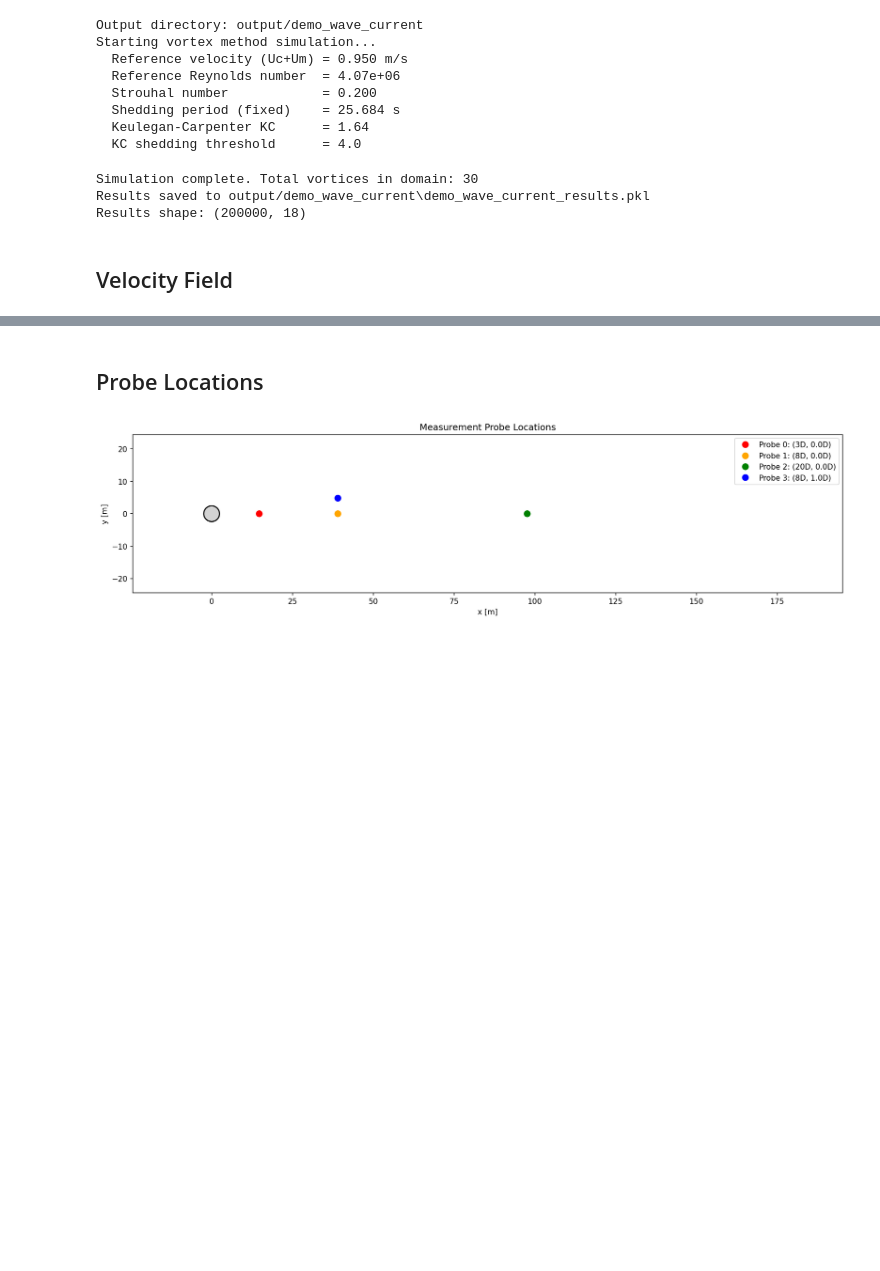
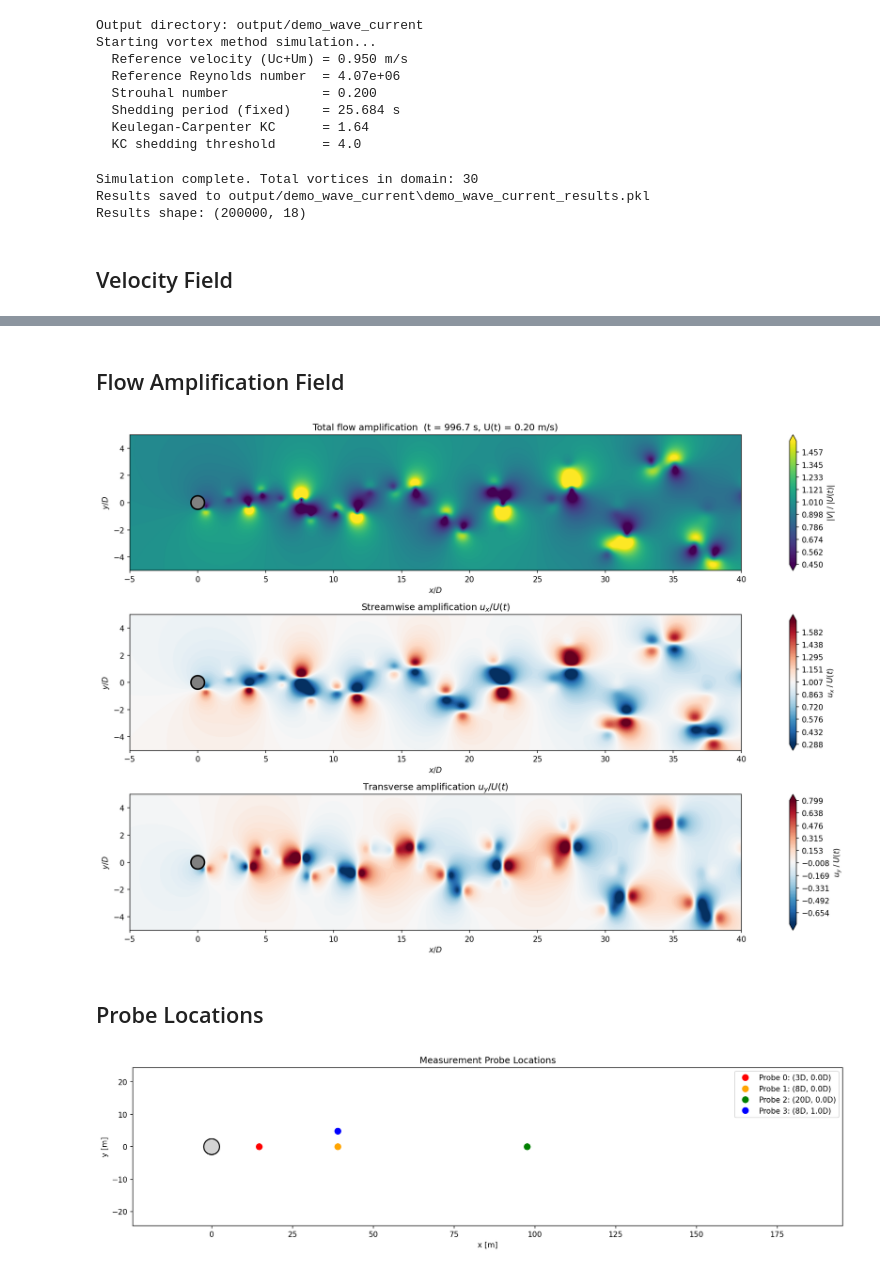
Before and after one commit to cesareprimultini/von-karman, a Jupyter notebook: src/demo_single_pile.ipynb, the cells around one changed output, grey strips where cells are left out. Drawn from its saved outputs; the diff is of its cells as text; code cells hidden in the pictures; blank space fills up the shorter version.

Commit message:
Update: added box to compute flow amp in notebook

```diff
--- a/src/demo_single_pile.ipynb
+++ b/src/demo_single_pile.ipynb
@@ -311,3 +311,62 @@ plt.show()
+# %% [markdown]
+## Flow Amplification Field
+# %%
+# --- Flow amplification: local velocity / freestream velocity ---
+# Amplification = 1.0 means undisturbed freestream; >1 = acceleration; <1 = deceleration
+amp_total = vel_mag / abs(U_snap)
+amp_x = U / U_snap
+amp_y = V / U_snap  # freestream is purely x, so V/U_snap gives the y-amplification
+
+fig, axes = plt.subplots(3, 1, figsize=(18, 10))
+
+# Total amplification |V|/|U(t)|
+ax1 = axes[0]
+amp_min = np.percentile(amp_total, 1)
+amp_max = np.percentile(amp_total, 99)
+cf1 = ax1.contourf(X / D, Y / D, amp_total, levels=np.linspace(amp_min, amp_max, 100),
+                   cmap='viridis', extend='both')
+plt.colorbar(cf1, ax=ax1, label=r'$|V| \; / \; |U(t)|$')
+ax1.add_patch(Circle((0, 0), 0.5, color='gray', fill=True, ec='k', lw=2, zorder=10))
+ax1.set_xlim(X_MIN / D, X_MAX / D)
+ax1.set_ylim(Y_MIN / D, Y_MAX / D)
+ax1.set_title(f'Total flow amplification  (t = {snap_time:.1f} s, U(t) = {U_snap:.2f} m/s)')
+ax1.set_xlabel('$x / D$')
+ax1.set_ylabel('$y / D$')
+ax1.set_aspect('equal')
+
+# Streamwise amplification u_x / U(t) — diverging around 1.0
+ax2 = axes[1]
+amp_x_dev = np.max(np.abs(np.percentile(amp_x, [1, 99]) - 1.0))
+cf2 = ax2.contourf(X / D, Y / D, amp_x, levels=np.linspace(1.0 - amp_x_dev, 1.0 + amp_x_dev, 100),
+                   cmap='RdBu_r', extend='both')
+plt.colorbar(cf2, ax=ax2, label=r'$u_x \; / \; U(t)$')
+ax2.add_patch(Circle((0, 0), 0.5, color='gray', fill=True, ec='k', lw=2, zorder=10))
+ax2.set_xlim(X_MIN / D, X_MAX / D)
+ax2.set_ylim(Y_MIN / D, Y_MAX / D)
+ax2.set_title('Streamwise amplification $u_x / U(t)$')
+ax2.set_xlabel('$x / D$')
+ax2.set_ylabel('$y / D$')
+ax2.set_aspect('equal')
+
+# Transverse amplification u_y / U(t) — diverging around 0.0
+ax3 = axes[2]
+amp_y_lim = np.percentile(np.abs(amp_y), 99)
+cf3 = ax3.contourf(X / D, Y / D, amp_y, levels=np.linspace(-amp_y_lim, amp_y_lim, 100),
+                   cmap='RdBu_r', extend='both')
+plt.colorbar(cf3, ax=ax3, label=r'$u_y \; / \; U(t)$')
+ax3.add_patch(Circle((0, 0), 0.5, color='gray', fill=True, ec='k', lw=2, zorder=10))
+ax3.set_xlim(X_MIN / D, X_MAX / D)
+ax3.set_ylim(Y_MIN / D, Y_MAX / D)
+ax3.set_title('Transverse amplification $u_y / U(t)$')
+ax3.set_xlabel('$x / D$')
+ax3.set_ylabel('$y / D$')
+ax3.set_aspect('equal')
+
+plt.tight_layout()
+plt.savefig(f'{OUTPUT_DIR}/flow_amplification.png', dpi=300, bbox_inches='tight')
+plt.show()
+# %% [output]
+[figure, added]
 # %% [markdown]
 ## Probe Locations
 # %%
```
Also changed, not shown: parts of 5 cells of this notebook, 1 other file.
